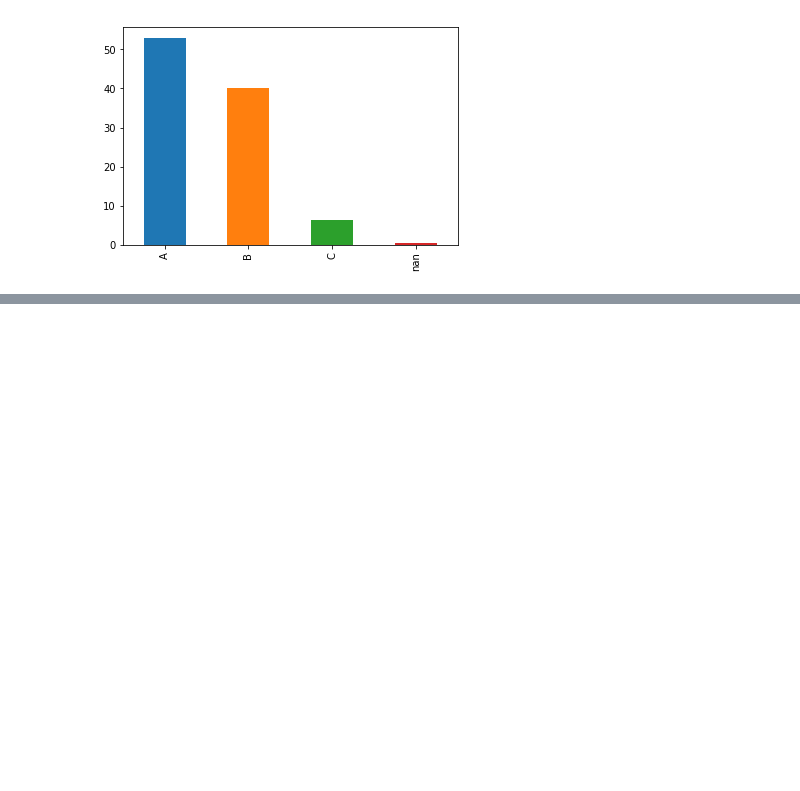
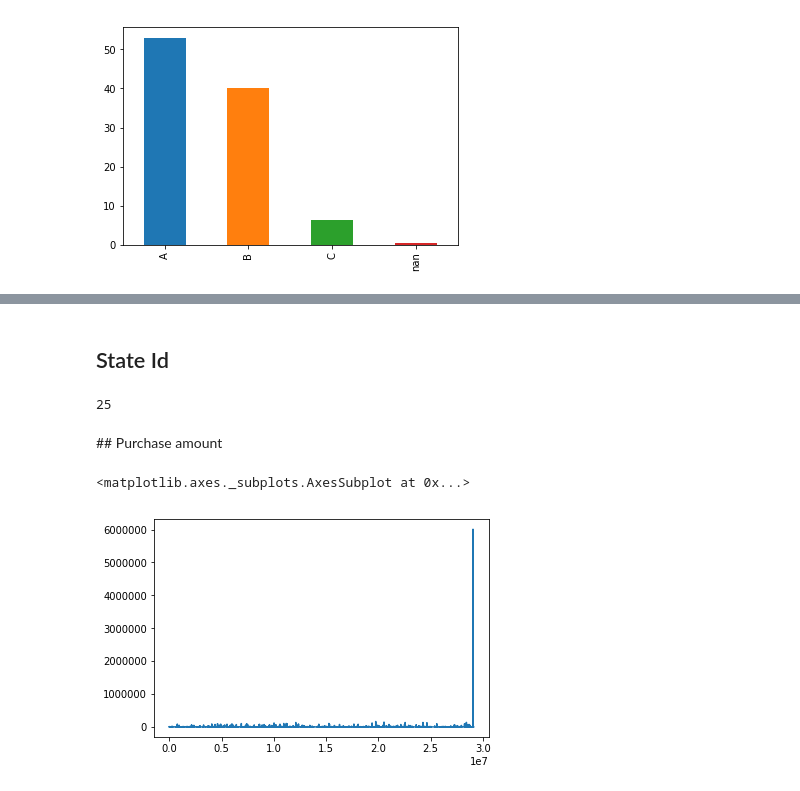
Before and after one commit to yassineAlouini/elo_merchant_category_recommendation, a Jupyter notebook: elo/historical_transactions_eda.ipynb, the cells around one changed output, grey strips where cells are left out. Saved outputs shown, nothing was run; the diff lists cells and outputs as text; code cells hidden in the pictures; blank space fills up the shorter version.

```diff
--- a/elo/historical_transactions_eda.ipynb
+++ b/elo/historical_transactions_eda.ipynb
@@ -141,0 +344,2 @@ df.category_3.value_counts(normalize=True, dropna=False).mul(100).plot(kind='bar
+# %%
+df.merchant_id = df.merchant_id.astype('category')
@@ -141,0 +352,2 @@ df.category_3.value_counts(normalize=True, dropna=False).mul(100).plot(kind='bar
+# %%
+df.subsector_id = df.subsector_id.astype('category')
@@ -141,0 +362,18 @@ df.category_3.value_counts(normalize=True, dropna=False).mul(100).plot(kind='bar
+# %%
+df.city_id = df.city_id.astype('category')
+# %% [markdown]
+## State Id
+# %%
+df.state_id.nunique()
+# %% [output]
+25
+# %%
+df.state_id = df.state_id.astype('category')
+# %% [markdown]
+## Purchase amount
+# %%
+# TODO: Find a better plot for this function
+df.purchase_amount.plot()
+# %% [output]
+<matplotlib.axes._subplots.AxesSubplot at 0x...>
+[figure, added]
```
Also changed, not shown: parts of 51 cells of this notebook.
